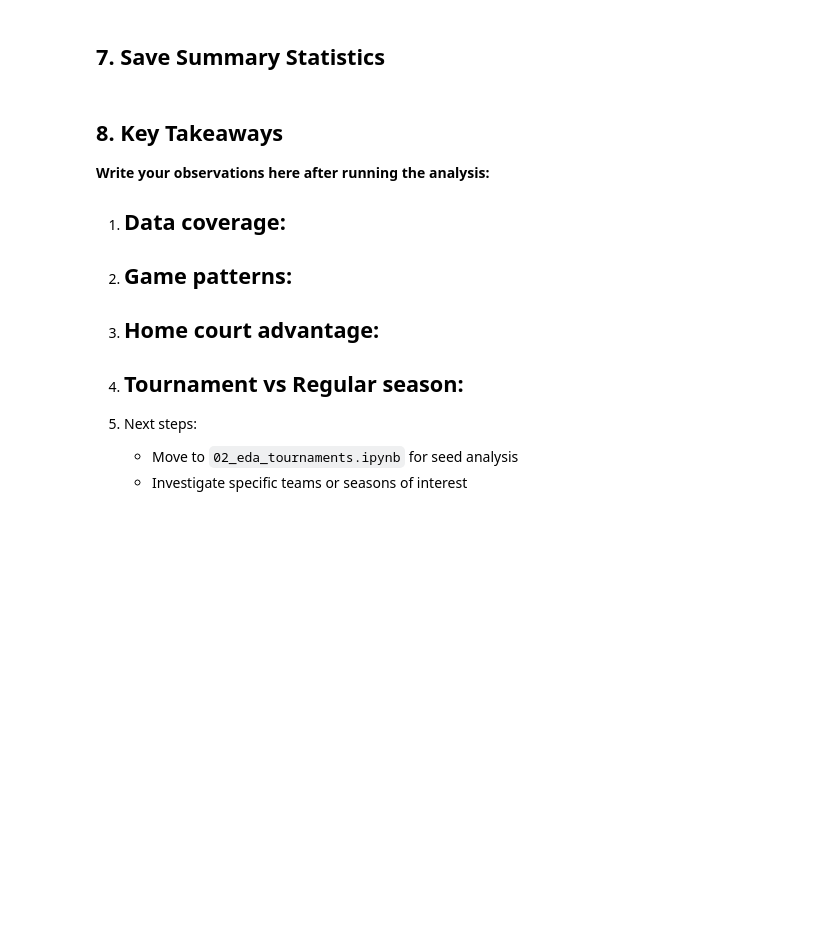
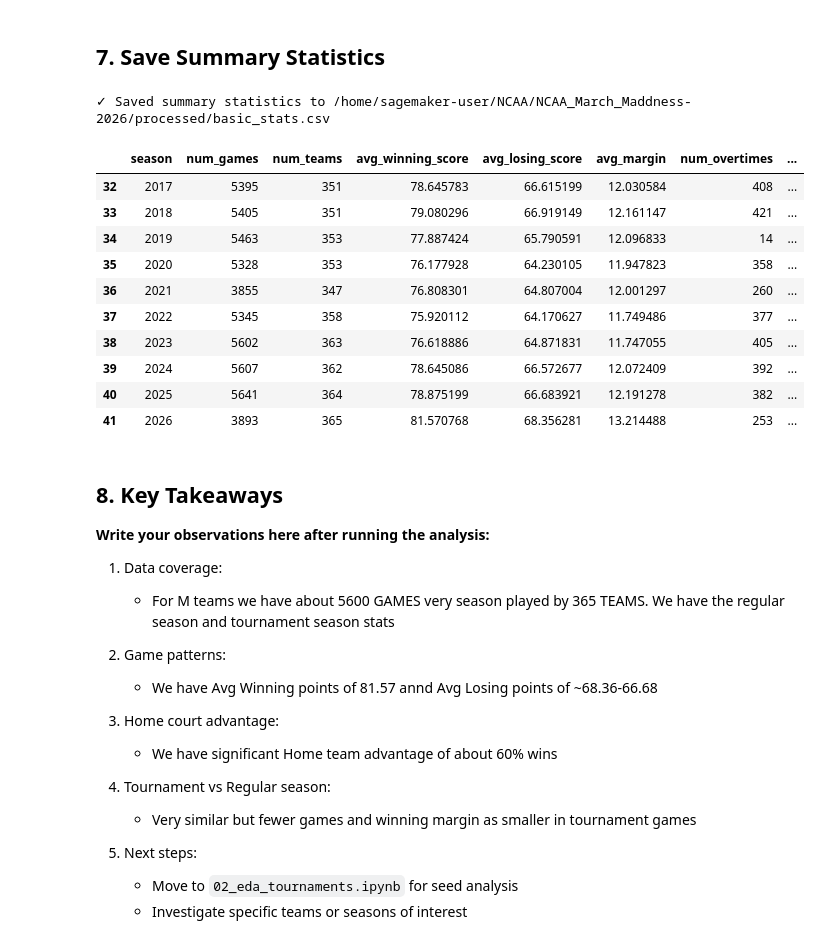
Before and after one commit to Shashwat17-vit/NCAA_March_Maddness-2026, a Jupyter notebook: notebooks/01_eda_basic.ipynb, the cells around one changed output. Cells and saved outputs as stored; diff of their text form; code cells hidden in the pictures; blank space fills up the shorter version.

```diff
--- a/notebooks/01_eda_basic.ipynb
+++ b/notebooks/01_eda_basic.ipynb
@@ -239,35 +493,49 @@ print(recent_seeds['Region'].value_counts())
 # %%
 # Create summary statistics DataFrame
 summary_stats = []
 
 for season in sorted(regular_m['Season'].unique()):
     stats = get_season_summary(regular_m, season)
     summary_stats.append(stats)
 
 summary_df = pd.DataFrame(summary_stats)
 
-# Save to processed/
-output_path = '/home/sagemaker-user/NCAA/processed/basic_stats.csv'
+# Save to processed/ (uses automatic path detection from src.data_loader)
+from src.data_loader import PROCESSED_DIR
+output_path = PROCESSED_DIR / 'basic_stats.csv'
 summary_df.to_csv(output_path, index=False)
 print(f"✓ Saved summary statistics to {output_path}")
 
 display(summary_df.tail(10))
+# %% [output]
+✓ Saved summary statistics to /home/sagemaker-user/NCAA/NCAA_March_Maddness-2026/processed/basic_stats.csv
+|  | season | num_games | num_teams | avg_winning_score | avg_losing_score | avg_margin | num_overtimes | ... |
+| 32 | 2017 | 5395 | 351 | 78.645783 | 66.615199 | 12.030584 | 408 | ... |
+| 33 | 2018 | 5405 | 351 | 79.080296 | 66.919149 | 12.161147 | 421 | ... |
+| 34 | 2019 | 5463 | 353 | 77.887424 | 65.790591 | 12.096833 | 14 | ... |
+| 35 | 2020 | 5328 | 353 | 76.177928 | 64.230105 | 11.947823 | 358 | ... |
+| 36 | 2021 | 3855 | 347 | 76.808301 | 64.807004 | 12.001297 | 260 | ... |
+| 37 | 2022 | 5345 | 358 | 75.920112 | 64.170627 | 11.749486 | 377 | ... |
+| 38 | 2023 | 5602 | 363 | 76.618886 | 64.871831 | 11.747055 | 405 | ... |
+| 39 | 2024 | 5607 | 362 | 78.645086 | 66.572677 | 12.072409 | 392 | ... |
+| 40 | 2025 | 5641 | 364 | 78.875199 | 66.683921 | 12.191278 | 382 | ... |
+| 41 | 2026 | 3893 | 365 | 81.570768 | 68.356281 | 13.214488 | 253 | ... |
 # %% [markdown]
 ## 8. Key Takeaways
 
 **Write your observations here after running the analysis:**
 
 1. Data coverage:
-   -
+   - For M teams we have about 5600 GAMES very season played by 365 TEAMS. We have the regular season and tournament season stats
 
 2. Game patterns:
-   -
+   - We have Avg Winning points of 81.57 annd Avg Losing points of ~68.36-66.68
 
 3. Home court advantage:
-   -
+   - We have significant  Home team advantage of about 60% wins
 
 4. Tournament vs Regular season:
-   -
+   - Very similar but fewer games and winning margin as smaller in tournament games
 
 5. Next steps:
    - Move to `02_eda_tournaments.ipynb` for seed analysis
```
Also changed, not shown: parts of 17 cells of this notebook, 5 other files.
